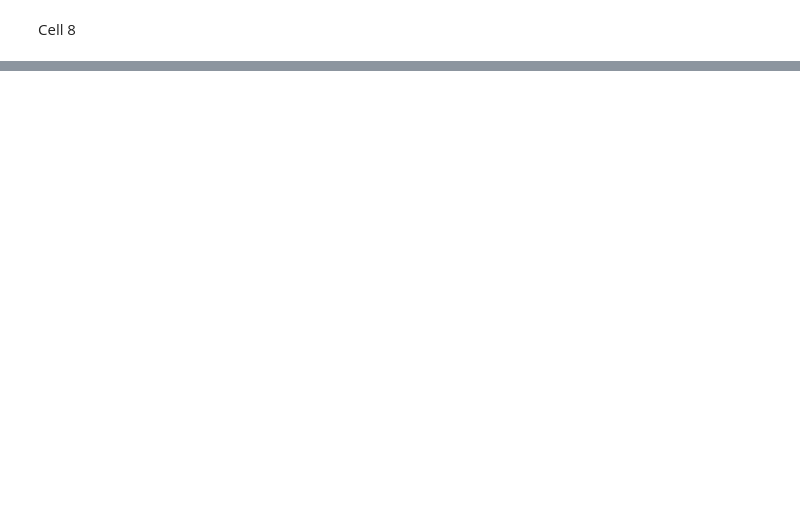
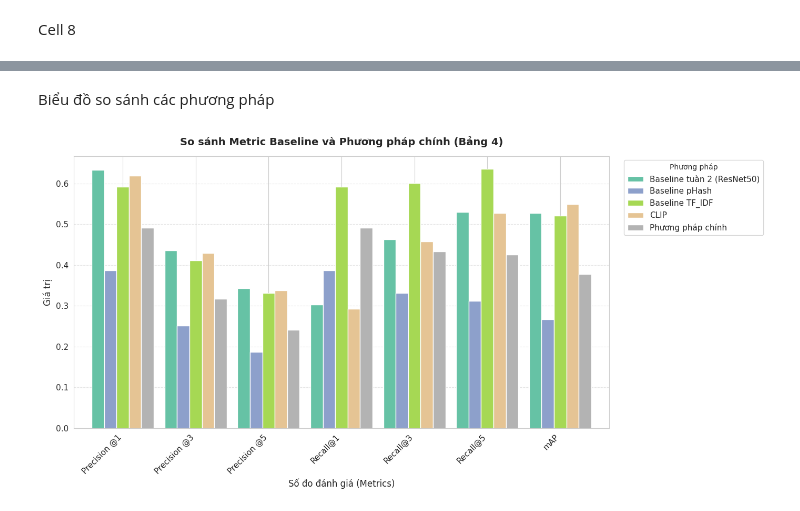
Before and after one commit to MaGiaVy/DoAnPython, a Jupyter notebook: project/notebooks/Tuan3_KhanhHung_CLIP.ipynb, the cells around one changed output, grey strips where cells are left out. Drawn from its saved outputs; the diff is of its cells as text; code cells hidden in the pictures; blank space fills up the shorter version.

```diff
--- a/project/notebooks/Tuan3_KhanhHung_CLIP.ipynb
+++ b/project/notebooks/Tuan3_KhanhHung_CLIP.ipynb
@@ -414,0 +520,67 @@ Dựa trên kết quả thực nghiệm và trực quan hóa tại **Cell 8**, d
+# %% [markdown]
+Biểu đồ so sánh các phương pháp
+# %%
+import matplotlib.pyplot as plt
+import pandas as pd
+import os
+
+# 1. Chuẩn bị dữ liệu được trích xuất từ hình ảnh
+# Lưu ý: dữ liệu được tổng hợp từ cả hai phần trên và dưới của bảng.
+data = {
+    'Metric': [
+        'Precision @1', 'Precision @3', 'Precision @5',
+        'Recall@1', 'Recall@3', 'Recall@5', 'mAP'
+    ],
+    'Baseline tuàn 2 (ResNet50)': [
+        0.6328, 0.4362, 0.3422, # Các số đo Precision
+        0.3022, 0.4633, 0.5293, 0.5268  # Các số đo Recall & mAP
+    ],
+    'Baseline pHash': [
+        0.3872, 0.2514, 0.1871, # Các số đo Precision
+        0.3872, 0.3307, 0.3118, 0.2667  # Các số đo Recall & mAP
+    ],
+    'Baseline TF_IDF': [
+        0.5922, 0.4108, 0.3313, # Các số đo Precision
+        0.5922, 0.6001, 0.6349, 0.5204  # Các số đo Recall & mAP
+    ],
+    'CLIP': [  # Đây là cột CLIP mà bạn nhắc
+        0.6186, 0.4286, 0.3373, # Các số đo Precision
+        0.2927, 0.4575, 0.5266, 0.5492  # Các số đo Recall & mAP
+    ],
+    'Phương pháp chính': [
+        0.4914, 0.3164, 0.2412, # Các số đo Precision
+        0.4914, 0.4334, 0.4249, 0.3776  # Các số đo Recall & mAP
+    ]
+}
+
+# 2. Chuyển đổi dữ liệu thành một pandas DataFrame
+df = pd.DataFrame(data)
+# Đặt cột 'Metric' làm chỉ mục (index) để dễ vẽ các số đo trên trục x
+df.set_index('Metric', inplace=True)
+
+# 3. Vẽ DataFrame dưới dạng biểu đồ cột
+# Tôi đặt rotation=0 cho các nhãn trục x để dễ đọc hơn.
+fig, ax = plt.subplots(figsize=(14, 7))
+df.plot(kind='bar', ax=ax, rot=0, width=0.85, cmap='Set2')
+
+# 4. Cấu hình chi tiết biểu đồ
+plt.title('So sánh Metric Baseline và Phương pháp chính (Bảng 4)', fontsize=14, fontweight='bold', pad=15)
+plt.ylabel('Giá trị', fontsize=12)
+plt.xlabel('Số đo đánh giá (Metrics)', fontsize=12)
+plt.xticks(rotation=45, ha='right', fontsize=11) # Xoay nhãn trục x và căn phải để tránh chồng chéo
+plt.yticks(fontsize=11)
+plt.legend(title='Phương pháp', bbox_to_anchor=(1.02, 1), loc='upper left', fontsize=11) # Di chuyển chú thích ra ngoài sang bên phải
+plt.grid(axis='y', linestyle='--', alpha=0.5) # Thêm đường lưới ngang để dễ so sánh
+
+# Làm cho bố cục chặt chẽ hơn và hiển thị biểu đồ
+plt.tight_layout()
+
+# Tùy chọn: Lưu biểu đồ vào file kết quả theo đường dẫn mẫu của bạn
+# results_dir = "/content/drive/MyDrive/DoAnPython/project/results"
+# os.makedirs(results_dir, exist_ok=True)
+# plt.savefig(os.path.join(results_dir, "bieu_do_metrics_so_sanh.png"), dpi=300)
+
+# Hiển thị biểu đồ
+plt.show()
+# %% [output]
+[figure, added]
```
Also changed, not shown: parts of 22 cells of this notebook.
